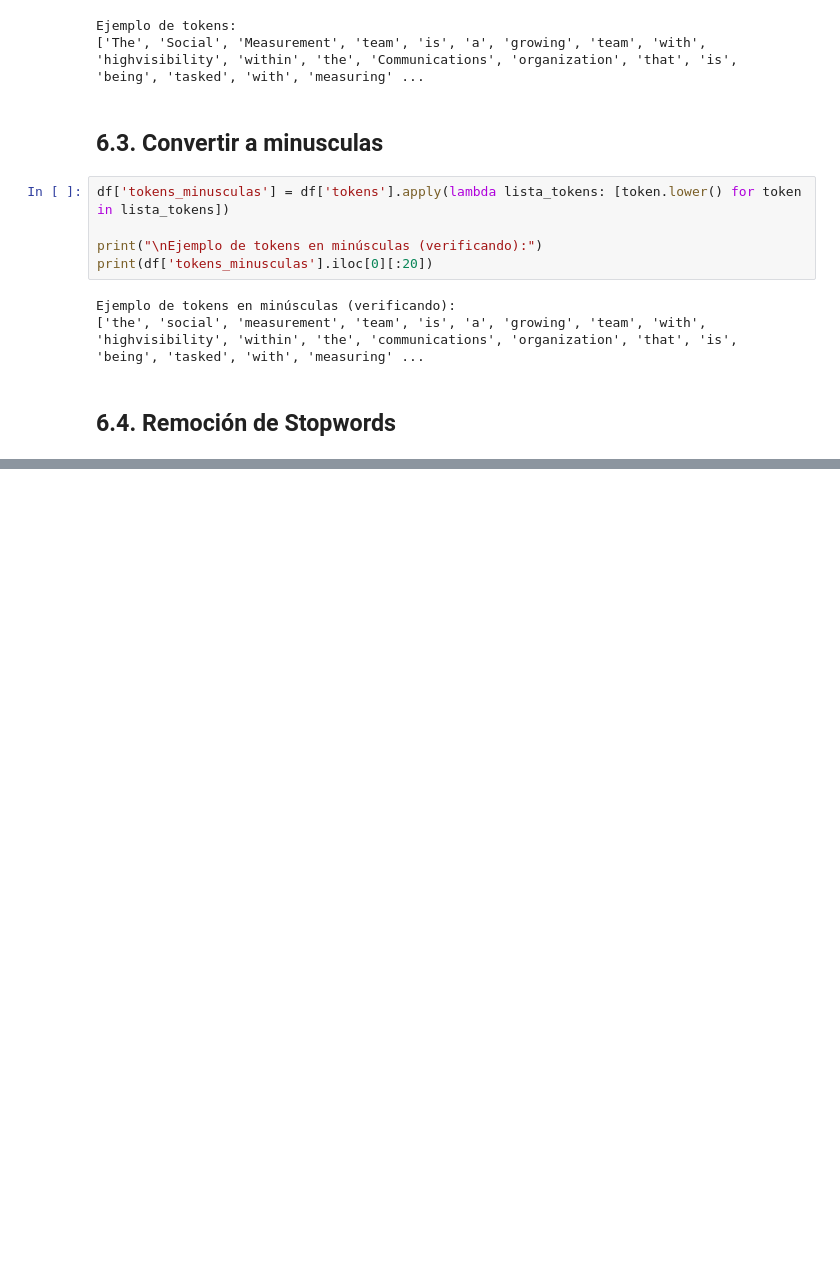
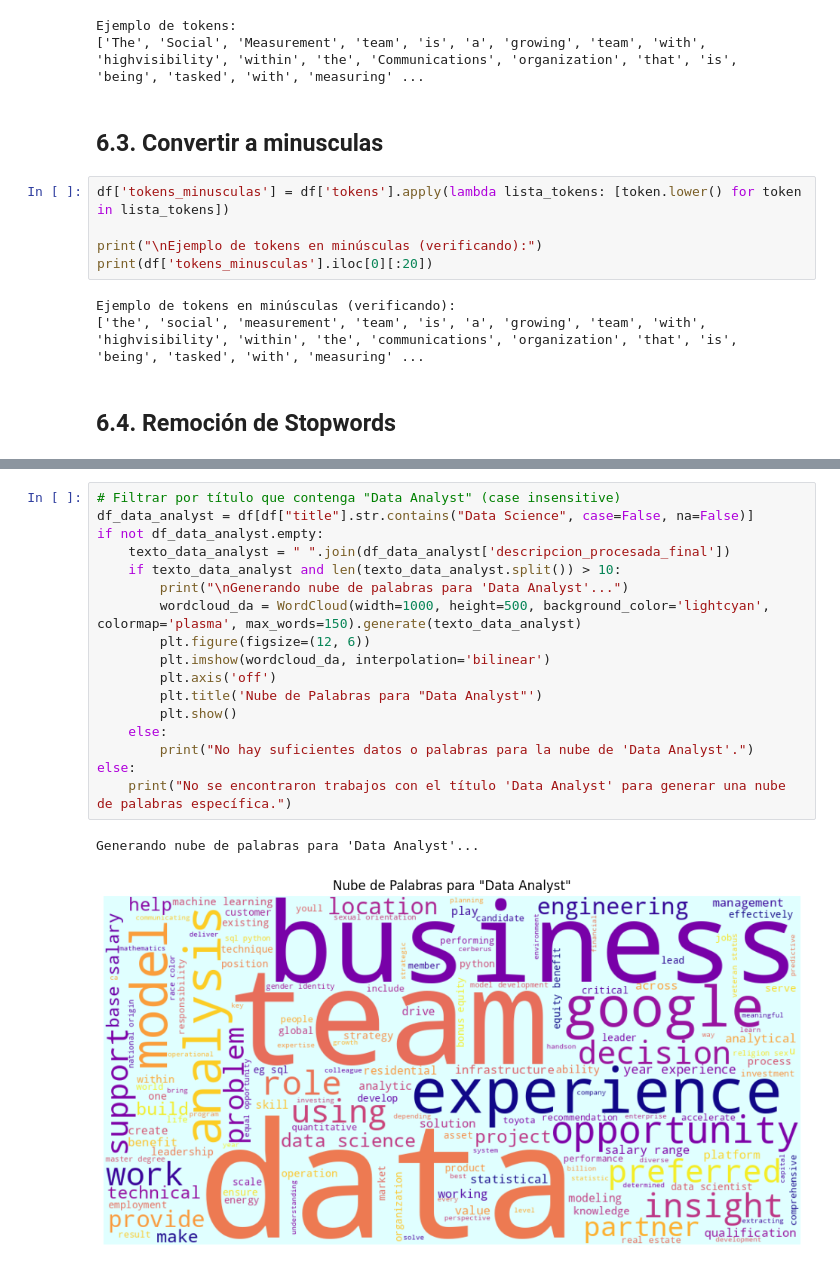
Before and after one commit to nueveonce/Etapa3DS, a Jupyter notebook: Etapa3.ipynb, the cells around one changed output, grey strips where cells are left out. Drawn from its saved outputs; the diff is of its cells as text; blank space fills up the shorter version.

```diff
--- a/Etapa3.ipynb
+++ b/Etapa3.ipynb
@@ -206,0 +347,20 @@ NameError: name 'stopwords' is not defined
+# %%
+# Filtrar por título que contenga "Data Analyst" (case insensitive)
+df_data_analyst = df[df["title"].str.contains("Data Science", case=False, na=False)]
+if not df_data_analyst.empty:
+    texto_data_analyst = " ".join(df_data_analyst['descripcion_procesada_final'])
+    if texto_data_analyst and len(texto_data_analyst.split()) > 10:
+        print("\nGenerando nube de palabras para 'Data Analyst'...")
+        wordcloud_da = WordCloud(width=1000, height=500, background_color='lightcyan', colormap='plasma', max_words=150).generate(texto_data_analyst)
+        plt.figure(figsize=(12, 6))
+        plt.imshow(wordcloud_da, interpolation='bilinear')
+        plt.axis('off')
+        plt.title('Nube de Palabras para "Data Analyst"')
+        plt.show()
+    else:
+        print("No hay suficientes datos o palabras para la nube de 'Data Analyst'.")
+else:
+    print("No se encontraron trabajos con el título 'Data Analyst' para generar una nube de palabras específica.")
+# %% [output]
+Generando nube de palabras para 'Data Analyst'...
+[figure, added]
```
Also changed, not shown: parts of 14 cells of this notebook.
